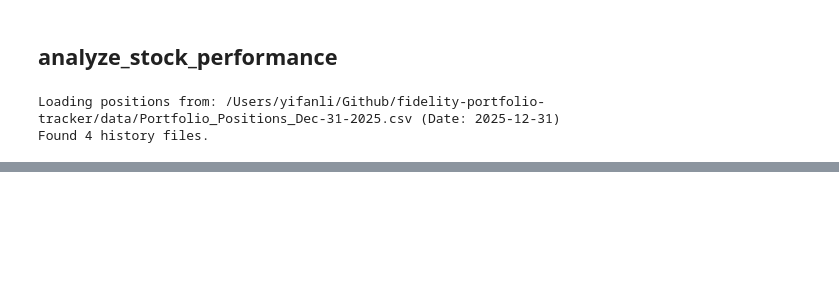
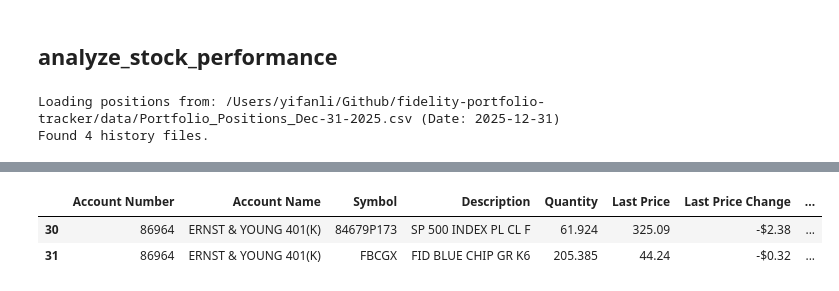
Before and after one commit to yifan-lee/fidelity-portfolio-tracker, a Jupyter notebook: scripts/DEV.ipynb, the cells around one changed output, grey strips where cells are left out. Saved outputs shown, nothing was run; the diff lists cells and outputs as text; code cells hidden in the pictures; blank space fills up the shorter version.

```diff
--- a/scripts/DEV.ipynb
+++ b/scripts/DEV.ipynb
@@ -669,2 +753,12 @@ row = accounts_unique.iloc[3]
 acc_num = row['Account Number']
 acc_name = row['Account Name']
+# %%
+sub_positions_df = positions_df[
+    (positions_df['Account Name'] == acc_name) &
+    (positions_df['Asset Type'] == 'Stock')
+]
+sub_positions_df
+# %% [output]
+|  | Account Number | Account Name | Symbol | Description | Quantity | Last Price | Last Price Change | ... |
+| 30 | 86964 | ERNST & YOUNG 401(K) | 84679P173 | SP 500 INDEX PL CL F | 61.924 | 325.09 | -$2.38 | ... |
+| 31 | 86964 | ERNST & YOUNG 401(K) | FBCGX | FID BLUE CHIP GR K6 | 205.385 | 44.24 | -$0.32 | ... |
```
Also changed, not shown: parts of 32 cells of this notebook.
